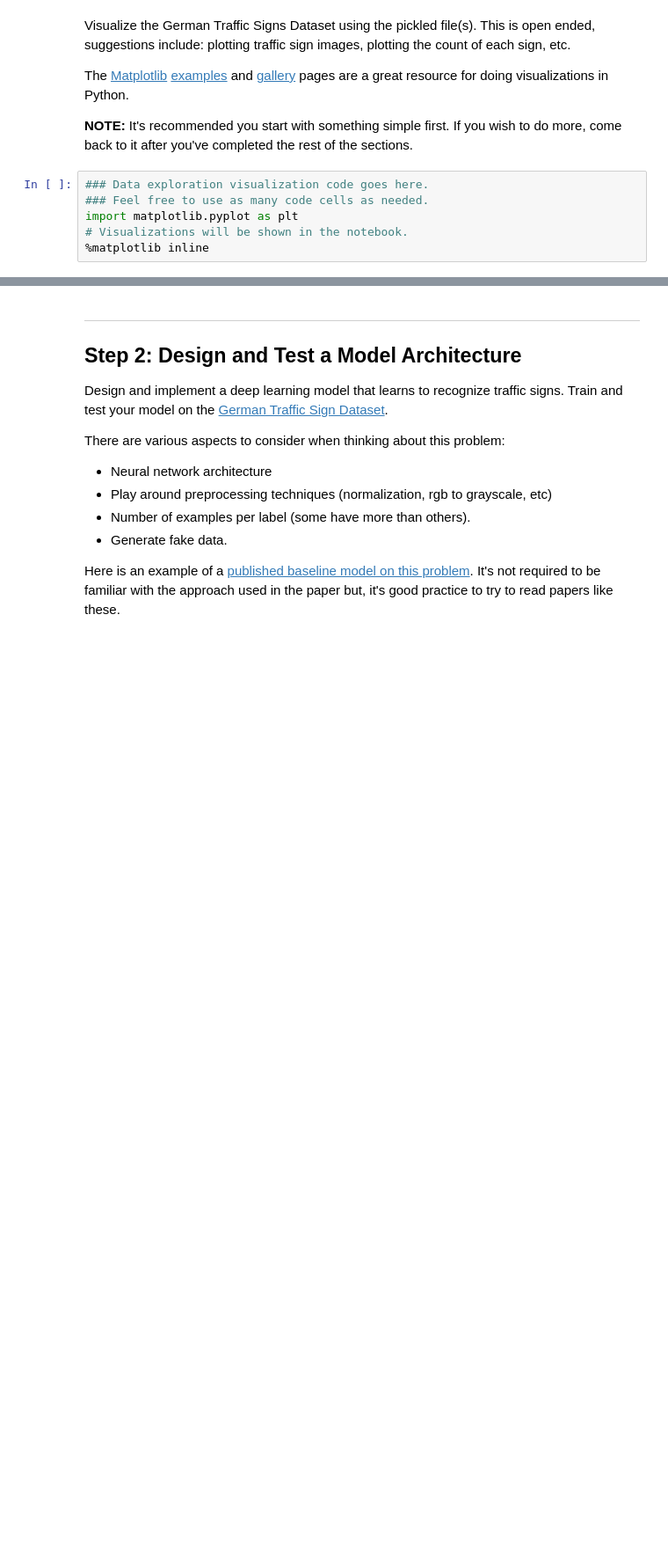
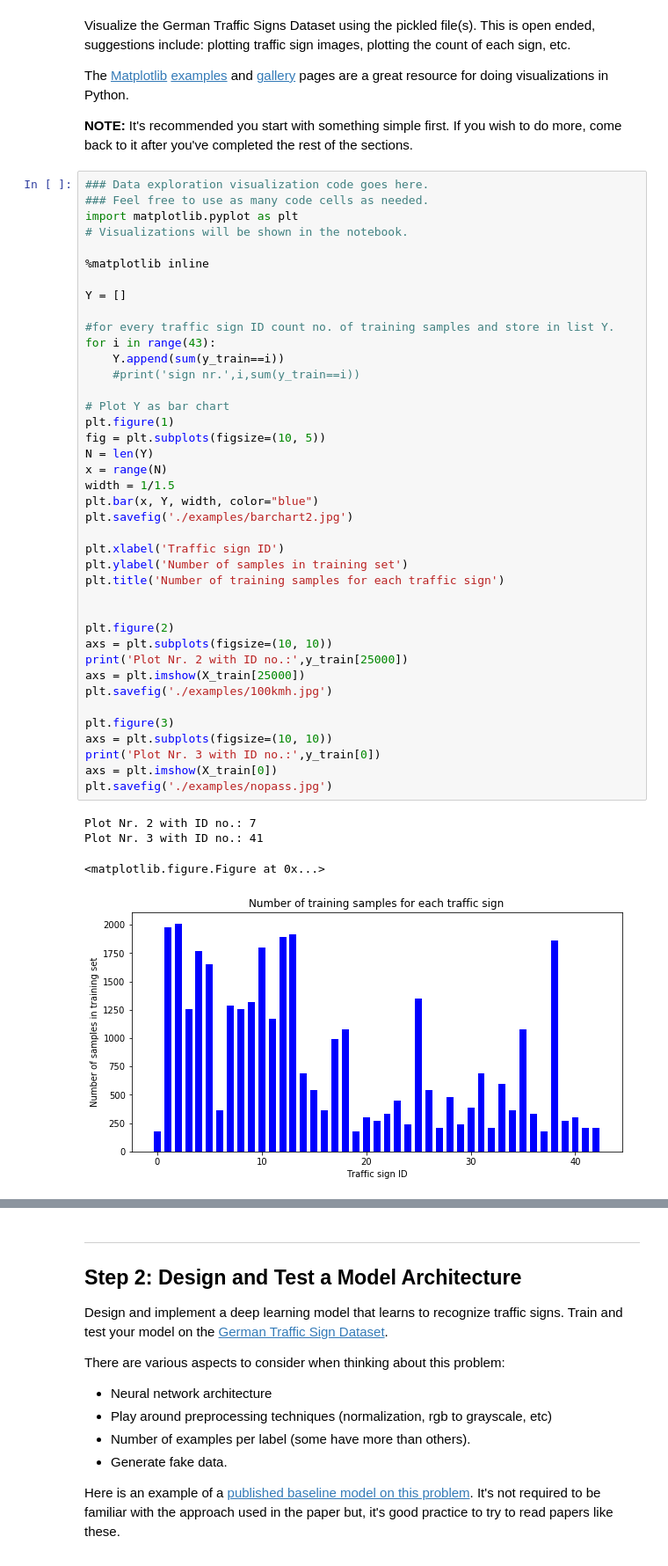
Before and after one commit to igolas0/CarND-Traffic-Sign-Classifier-Project, a Jupyter notebook: Traffic_Sign_Classifier.ipynb, the cells around one changed output, grey strips where cells are left out. Shown at 88% size. Saved outputs shown, nothing was run; the diff lists cells and outputs as text; blank space fills up the shorter version.

Commit message:
Implemented Visualization of the dataset. Added some image examples and updated writeup.

```diff
--- a/Traffic_Sign_Classifier.ipynb
+++ b/Traffic_Sign_Classifier.ipynb
@@ -85,9 +85,48 @@ Visualize the German Traffic Signs Dataset using the pickled file(s). This is op
 The [Matplotlib](http://matplotlib.org/) [examples](http://matplotlib.org/examples/index.html) and [gallery](http://matplotlib.org/gallery.html) pages are a great resource for doing visualizations in Python.
 
 **NOTE:** It's recommended you start with something simple first. If you wish to do more, come back to it after you've completed the rest of the sections.
-# %%
-### Data exploration visualization code goes here.
-### Feel free to use as many code cells as needed.
-import matplotlib.pyplot as plt
-# Visualizations will be shown in the notebook.
-%matplotlib inline
+# %%
+### Data exploration visualization code goes here.
+### Feel free to use as many code cells as needed.
+import matplotlib.pyplot as plt
+# Visualizations will be shown in the notebook.
+
+%matplotlib inline
+
+Y = []
+
+#for every traffic sign ID count no. of training samples and store in list Y.
+for i in range(43):
+    Y.append(sum(y_train==i))
+    #print('sign nr.',i,sum(y_train==i))
+
+# Plot Y as bar chart
+plt.figure(1)
+fig = plt.subplots(figsize=(10, 5))
+N = len(Y)
+x = range(N)
+width = 1/1.5
+plt.bar(x, Y, width, color="blue")
+plt.savefig('./examples/barchart2.jpg')
+
+plt.xlabel('Traffic sign ID')
+plt.ylabel('Number of samples in training set')
+plt.title('Number of training samples for each traffic sign')
+
+
+plt.figure(2)
+axs = plt.subplots(figsize=(10, 10))
+print('Plot Nr. 2 with ID no.:',y_train[25000])
+axs = plt.imshow(X_train[25000])
+plt.savefig('./examples/100kmh.jpg')
+
+plt.figure(3)
+axs = plt.subplots(figsize=(10, 10))
+print('Plot Nr. 3 with ID no.:',y_train[0])
+axs = plt.imshow(X_train[0])
+plt.savefig('./examples/nopass.jpg')
+# %% [output]
+Plot Nr. 2 with ID no.: 7
+Plot Nr. 3 with ID no.: 41
+<matplotlib.figure.Figure at 0x...>
+[figure, added]
```
Also changed, not shown: parts of 1 cell of this notebook, 5 other files.
